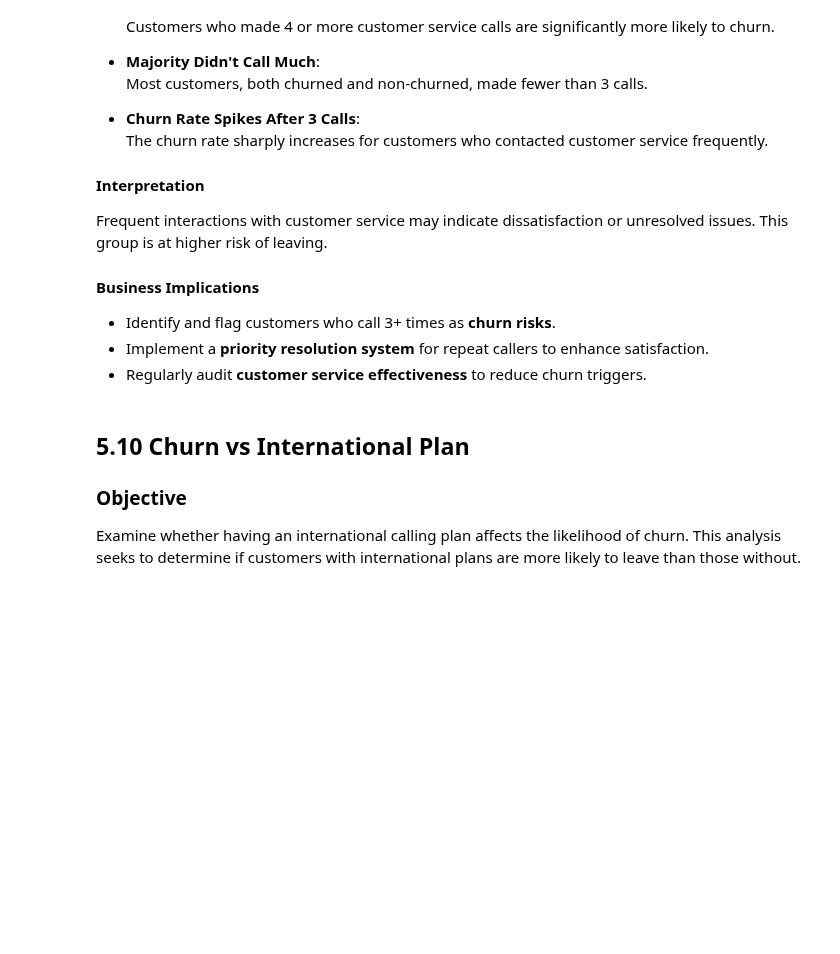
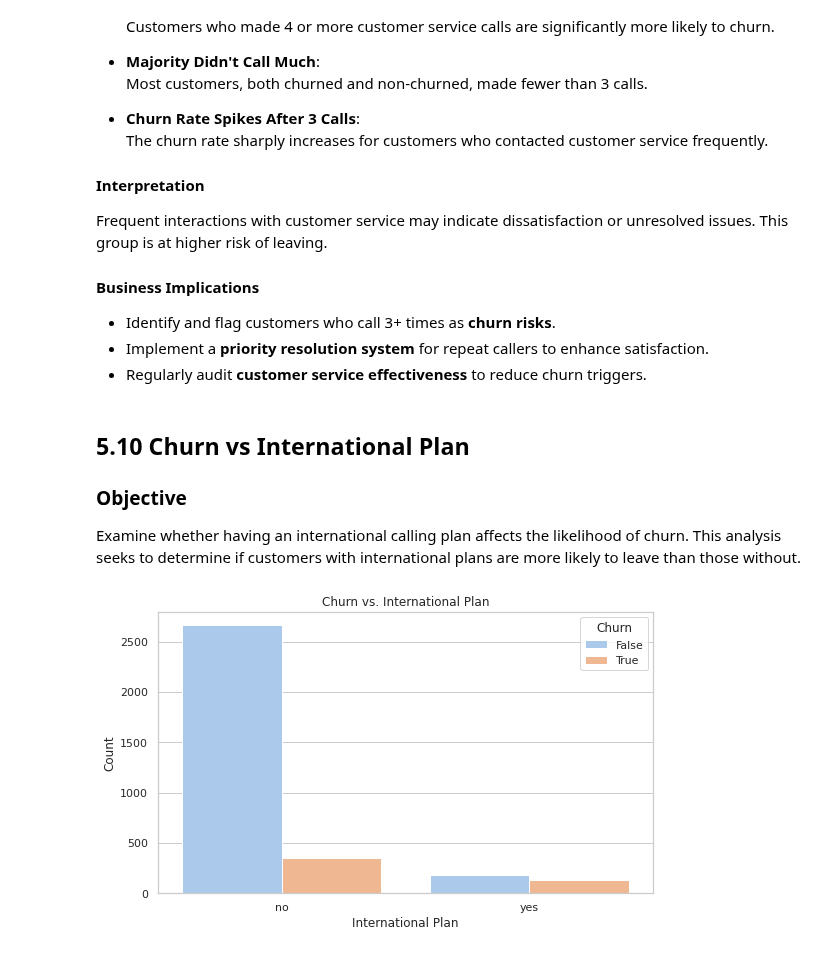
Before and after one commit to OndiekiFrank/ChurnSage-Customer-Retention-Intelligence, a Jupyter notebook: notebooks/ChurnSage_Customer_Retention_Model.ipynb, the cells around one changed output. Cells and saved outputs as stored; diff of their text form; code cells hidden in the pictures; blank space fills up the shorter version.

Commit message:
Add visualization for Churn vs International Plan analysis

```diff
--- a/notebooks/ChurnSage_Customer_Retention_Model.ipynb
+++ b/notebooks/ChurnSage_Customer_Retention_Model.ipynb
@@ -634,3 +634,18 @@ Frequent interactions with customer service may indicate dissatisfaction or unre
 ###  Objective
 
 Examine whether having an international calling plan affects the likelihood of churn. This analysis seeks to determine if customers with international plans are more likely to leave than those without.
+# %%
+# Set style
+sns.set(style="whitegrid")
+
+# Plot
+plt.figure(figsize=(8, 5))
+sns.countplot(x='international plan', hue='churn', data=df, palette='pastel')
+plt.title('Churn vs. International Plan')
+plt.xlabel('International Plan')
+plt.ylabel('Count')
+plt.legend(title='Churn')
+plt.tight_layout()
+plt.show()
+# %% [output]
+[figure, added]
```
